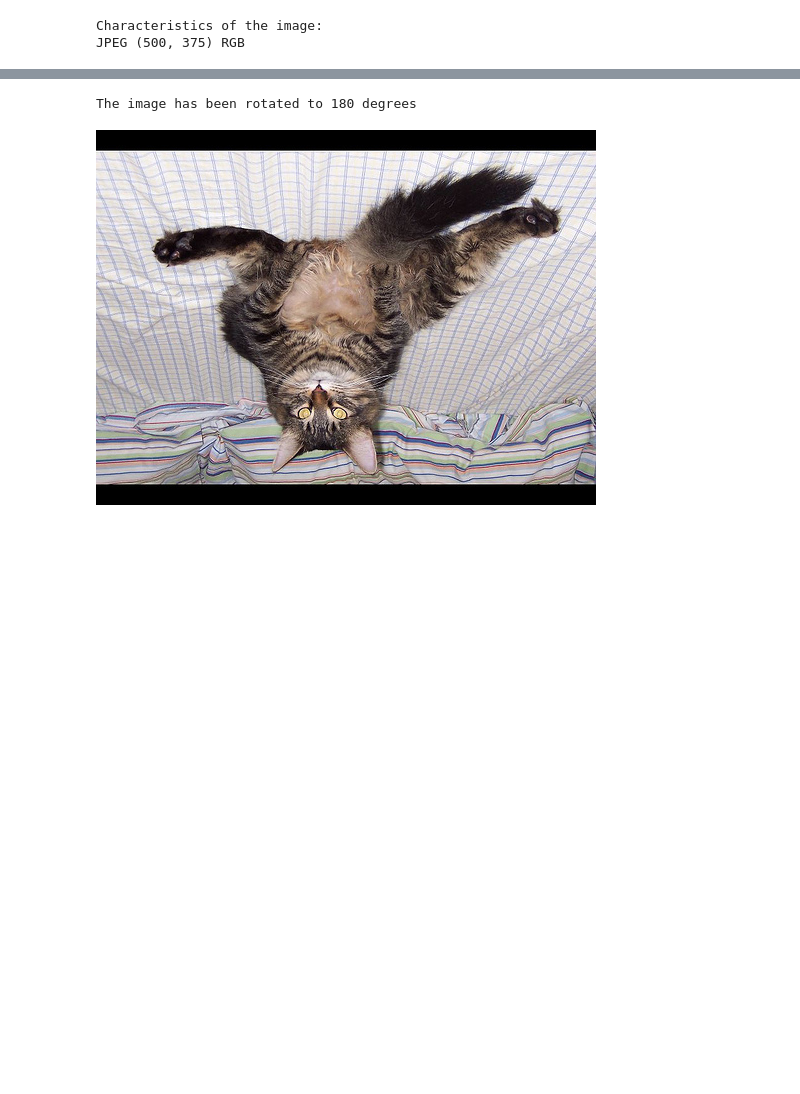
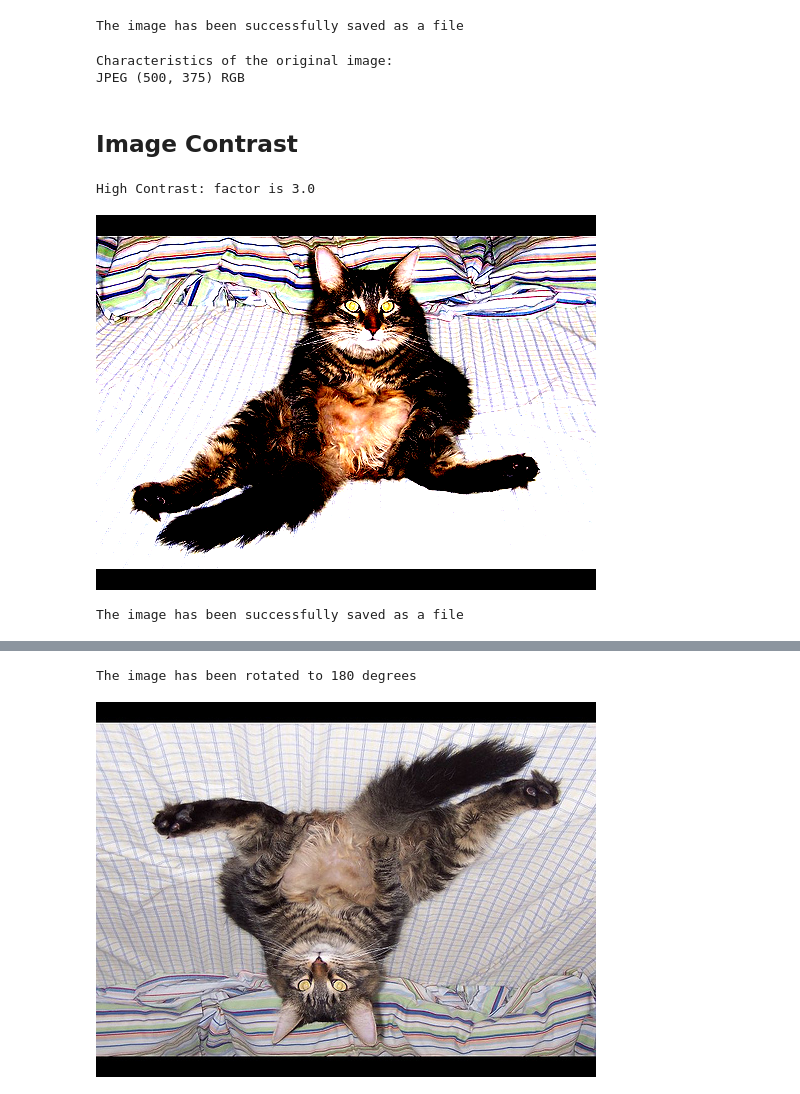
Before and after one commit to OleksiiHayvoronskyi/lesson_57, a Jupyter notebook: Lesson_57_PixelOperations.ipynb, the cells around one changed output, grey strips where cells are left out. Saved outputs shown, nothing was run; the diff lists cells and outputs as text; code cells hidden in the pictures; blank space fills up the shorter version.

```diff
--- a/Lesson_57_PixelOperations.ipynb
+++ b/Lesson_57_PixelOperations.ipynb
@@ -24,0 +23,8 @@ Original image
+# %%
+# Path to an image for further analysis.
+path = (r'E:\Python DEVELOPER\StartUpAcademy\lectures\Лекція 57. Піксельні операції\image\cat.jpg')
+
+# Open an image from a disk.
+img_origin = Image.open(path)
+print(Fore.RED + '\033[1m' + 'Original image')
+img_origin
@@ -25,6 +34,34 @@ Original image
+# %%
+# Saving the original image into a file 'img_origin.png'.
+img_origin.save('img_origin.png')
+print('The image has been successfully saved as a file')
+# %% [output]
+The image has been successfully saved as a file
 # %%
-print('Characteristics of the image:')
-print(my_img.format, my_img.size, my_img.mode)
+print('Characteristics of the original image:')
+print(img_origin.format, img_origin.size, img_origin.mode)
 # %% [output]
-Characteristics of the image:
+Characteristics of the original image:
 JPEG (500, 375) RGB
+# %% [markdown]
+## Image Contrast
+# %%
+# Creating an object of the Contrast method.
+enhancer = ImageEnhance.Contrast(img_origin)
+
+'''Parameters: factor – a floating point value controlling the enhancement.
+A factor of 0.0 gives a solid grey image. A factor of 1.0 gives the original image.'''
+
+# Showing a resultant image.
+img_contr = enhancer.enhance(factor=3.0)
+print(Fore.GREEN + '\033[1m' + 'High Contrast: factor is 3.0')
+img_contr
+# %% [output]
+High Contrast: factor is 3.0
+[figure, added]
+# %%
+# Saving the image into a file 'img_contr.png'.
+img_contr.save('img_contr.png')
+print('The image has been successfully saved as a file')
+# %% [output]
+The image has been successfully saved as a file
```
Also changed, not shown: parts of 21 cells of this notebook.
